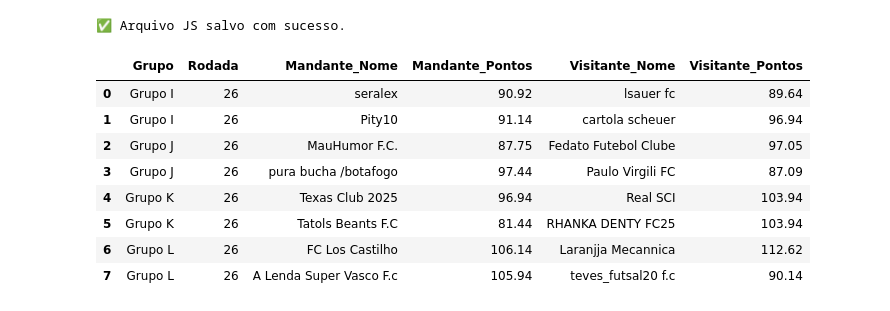
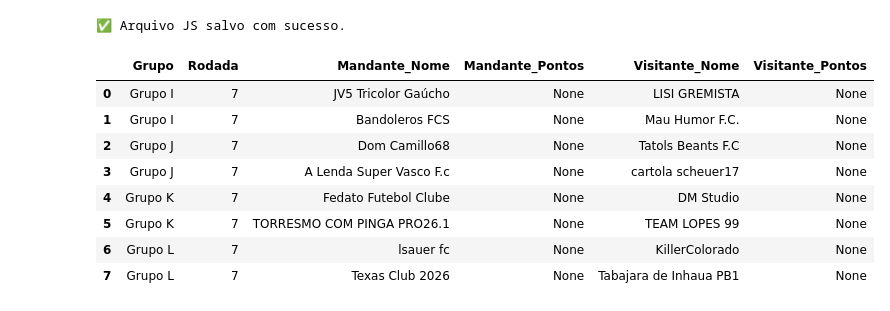
Before and after one commit to FernandoBC23/cartola_2026, a Jupyter notebook: libertadores/datasets_liberta/2_busca_dados_liberta_fase_2.ipynb, the cells around one changed output. Saved outputs shown, nothing was run; the diff lists cells and outputs as text; code cells hidden in the pictures.

Commit message:
Ajusta Fase 2 da Libertadores

```diff
--- a/libertadores/datasets_liberta/2_busca_dados_liberta_fase_2.ipynb
+++ b/libertadores/datasets_liberta/2_busca_dados_liberta_fase_2.ipynb
@@ -254,37 +254,37 @@ df_visitantes = df_torneio.rename(columns={
 # %%
 # Transformar em DataFrame
 df_confrontos = pd.DataFrame(confrontos_1a_rodada, columns=["Grupo", "Mandante_ID", "Visitante_ID"])
-df_confrontos["Rodada"] = 26  # <<< ADICIONAR ESTA LINHA
+df_confrontos["Rodada"] = 7  # <<< ADICIONAR ESTA LINHA
 df_rodada_1 = df_confrontos.merge(df_mandantes, on=["Grupo", "Mandante_ID"])
 df_rodada_1 = df_rodada_1.merge(df_visitantes, on=["Grupo", "Visitante_ID"])
 
 # Transformar em DataFrame
 df_confrontos_2 = pd.DataFrame(confrontos_2a_rodada, columns=["Grupo", "Mandante_ID", "Visitante_ID"])
-df_confrontos_2["Rodada"] = 27
+df_confrontos_2["Rodada"] = 8
 df_rodada_2 = df_confrontos_2.merge(df_mandantes, on=["Grupo", "Mandante_ID"])
 df_rodada_2 = df_rodada_2.merge(df_visitantes, on=["Grupo", "Visitante_ID"])
 
 # Transformar em DataFrame
 df_confrontos_3 = pd.DataFrame(confrontos_3a_rodada, columns=["Grupo", "Mandante_ID", "Visitante_ID"])
-df_confrontos_3["Rodada"] = 28
+df_confrontos_3["Rodada"] = 9
 df_rodada_3 = df_confrontos_3.merge(df_mandantes, on=["Grupo", "Mandante_ID"])
 df_rodada_3 = df_rodada_3.merge(df_visitantes, on=["Grupo", "Visitante_ID"])
 
 # Criar DataFrame da 4ª rodada
 df_confrontos_4 = pd.DataFrame(confrontos_4a_rodada, columns=["Grupo", "Mandante_ID", "Visitante_ID"])
-df_confrontos_4["Rodada"] = 29
+df_confrontos_4["Rodada"] = 10
 df_rodada_4 = df_confrontos_4.merge(df_mandantes, on=["Grupo", "Mandante_ID"])
 df_rodada_4 = df_rodada_4.merge(df_visitantes, on=["Grupo", "Visitante_ID"])
 
 # Quinta rodada
 df_confrontos_5 = pd.DataFrame(confrontos_5a_rodada, columns=["Grupo", "Mandante_ID", "Visitante_ID"])
-df_confrontos_5["Rodada"] = 30
+df_confrontos_5["Rodada"] = 11
 df_rodada_5 = df_confrontos_5.merge(df_mandantes, on=["Grupo", "Mandante_ID"])
 df_rodada_5 = df_rodada_5.merge(df_visitantes, on=["Grupo", "Visitante_ID"])
 
 # Sexta rodada
 df_confrontos_6 = pd.DataFrame(confrontos_6a_rodada, columns=["Grupo", "Mandante_ID", "Visitante_ID"])
-df_confrontos_6["Rodada"] = 31
+df_confrontos_6["Rodada"] = 12
 df_rodada_6 = df_confrontos_6.merge(df_mandantes, on=["Grupo", "Mandante_ID"])
 df_rodada_6 = df_rodada_6.merge(df_visitantes, on=["Grupo", "Visitante_ID"])
 # %%
@@ -814,6 +830,25 @@ def classificacao_por_grupo(df_rodadas, df_pontuacoes, total_fase1_por_time):
             estatisticas[grupo][mandante]["Empates"] += 1
             estatisticas[grupo][visitante]["Empates"] += 1
 
+    if not estatisticas:
+        grupos = df_rodadas["Grupo"].unique()
+        estatisticas = {}
+
+        for grupo in grupos:
+            times = pd.unique(
+                df_rodadas.loc[df_rodadas["Grupo"] == grupo, ["Mandante_Nome", "Visitante_Nome"]].values.ravel()
+            )
+            estatisticas[grupo] = {}
+            for t in times:
+                estatisticas[grupo][t] = {
+                    "Pontos": 0,
+                    "Vitórias": 0,
+                    "Empates": 0,
+                    "Derrotas": 0,
+                    "Total_Cartola": total_fase1_por_time.get(t, 0),
+                    "Cartola_Sofrido": 0,
+                }
+
     df_resultado = pd.concat([
         pd.DataFrame({
             "Grupo": grupo,
@@ -981,6 +1016,11 @@ def exibir_resultados_rodada(df_rodadas, df_pontuacoes, rodada, grupo=None):
         pontos_mandante = df_pontuacoes.get(f"Rodada {rodada}", {}).get(mandante, None)
         pontos_visitante = df_pontuacoes.get(f"Rodada {rodada}", {}).get(visitante, None)
 
+        if pd.isnull(pontos_mandante):
+            pontos_mandante = None
+        if pd.isnull(pontos_visitante):
+            pontos_visitante = None
+
         resultados.append({
             "Grupo": grupo_,
             "Rodada": rodada,
@@ -992,25 +1032,25 @@ def exibir_resultados_rodada(df_rodadas, df_pontuacoes, rodada, grupo=None):
 
     return pd.DataFrame(resultados)
 # %%
-# Exibir resultados da 2ª rodada
-df_resultados_rodada_7 = exibir_resultados_rodada(df_rodadas, df_pontuacoes, rodada=26)
+# Exibir resultados da 1ª rodada da fase 2
+df_resultados_rodada_7 = exibir_resultados_rodada(df_rodadas, df_pontuacoes, rodada=7)
 
-# Exibir apenas os resultados do Grupo B na 1ª rodada
-df_resultados_grupo_I = exibir_resultados_rodada(df_rodadas, df_pontuacoes, rodada=26, grupo="Grupo I")
+# Exibir apenas os resultados do Grupo I na 1ª rodada da fase 2
+df_resultados_grupo_I = exibir_resultados_rodada(df_rodadas, df_pontuacoes, rodada=7, grupo="Grupo I")
 
 # Exibir
 # display(df_resultados_rodada2)
 display(df_resultados_rodada_7)
 # %% [output]
 |  | Grupo | Rodada | Mandante_Nome | Mandante_Pontos | Visitante_Nome | Visitante_Pontos |
-| 0 | Grupo I | 26 | seralex | 90.92 | lsauer fc | 89.64 |
-| 1 | Grupo I | 26 | Pity10 | 91.14 | cartola scheuer | 96.94 |
-| 2 | Grupo J | 26 | MauHumor F.C. | 87.75 | Fedato Futebol Clube | 97.05 |
-| 3 | Grupo J | 26 | pura bucha /botafogo | 97.44 | Paulo Virgili FC | 87.09 |
-| 4 | Grupo K | 26 | Texas Club 2025 | 96.94 | Real SCI | 103.94 |
-| 5 | Grupo K | 26 | Tatols Beants F.C | 81.44 | RHANKA DENTY FC25 | 103.94 |
-| 6 | Grupo L | 26 | FC Los Castilho | 106.14 | Laranjja Mecannica | 112.62 |
-| 7 | Grupo L | 26 | A Lenda Super Vasco F.c | 105.94 | teves_futsal20 f.c | 90.14 |
+| 0 | Grupo I | 7 | JV5 Tricolor Gaúcho | None | LISI GREMISTA | None |
+| 1 | Grupo I | 7 | Bandoleros FCS | None | Mau Humor F.C. | None |
+| 2 | Grupo J | 7 | Dom Camillo68 | None | Tatols Beants F.C | None |
+| 3 | Grupo J | 7 | A Lenda Super Vasco F.c | None | cartola scheuer17 | None |
+| 4 | Grupo K | 7 | Fedato Futebol Clube | None | DM Studio | None |
+| 5 | Grupo K | 7 | TORRESMO COM PINGA PRO26.1 | None | TEAM LOPES 99 | None |
+| 6 | Grupo L | 7 | lsauer fc | None | KillerColorado | None |
+| 7 | Grupo L | 7 | Texas Club 2026 | None | Tabajara de Inhaua PB1 | None |
 # %%
 # Criar arquivo com uma aba para cada rodada contendo os resultados detalhados
 from pathlib import Path
```
Also changed, not shown: parts of 11 cells of this notebook, 14 other files.
